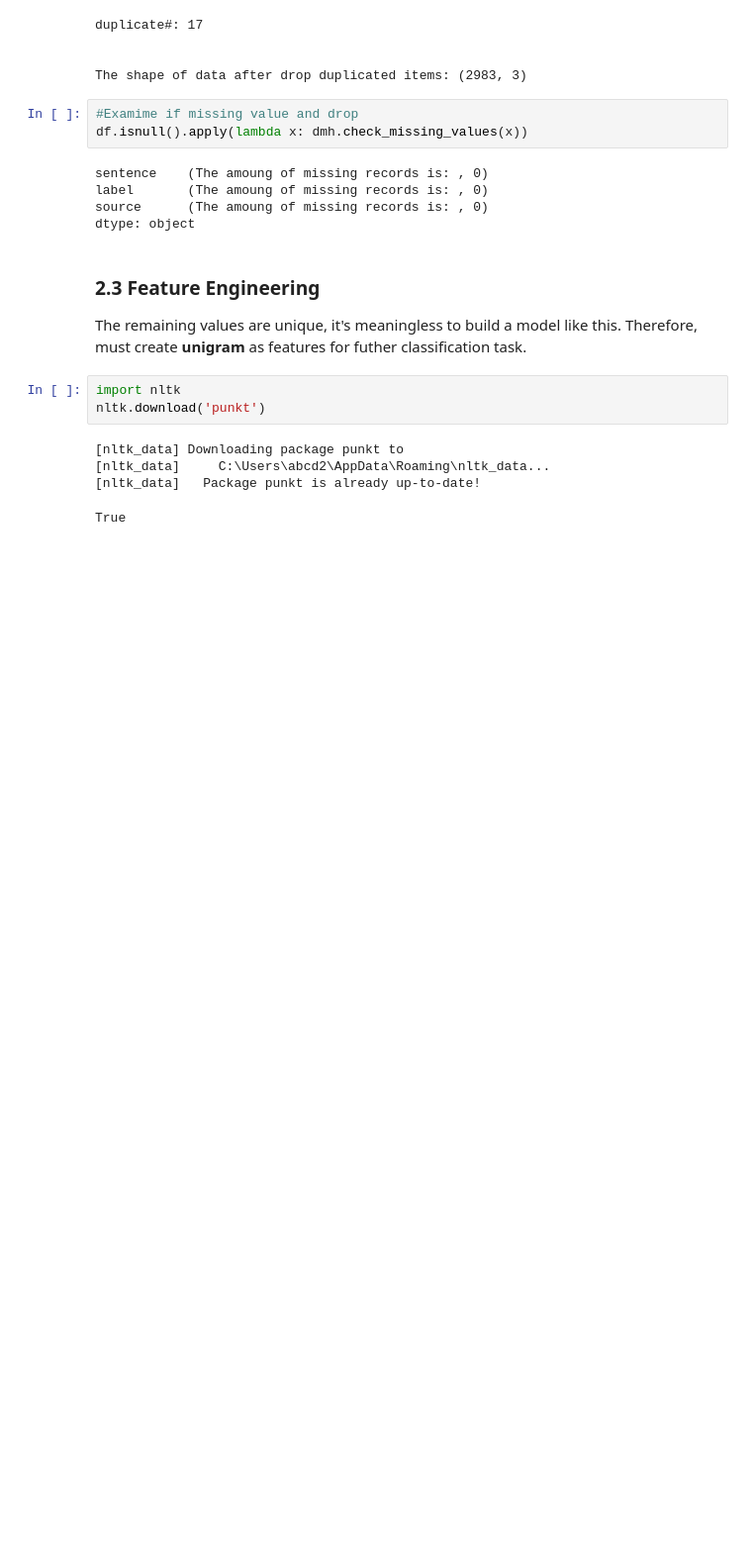
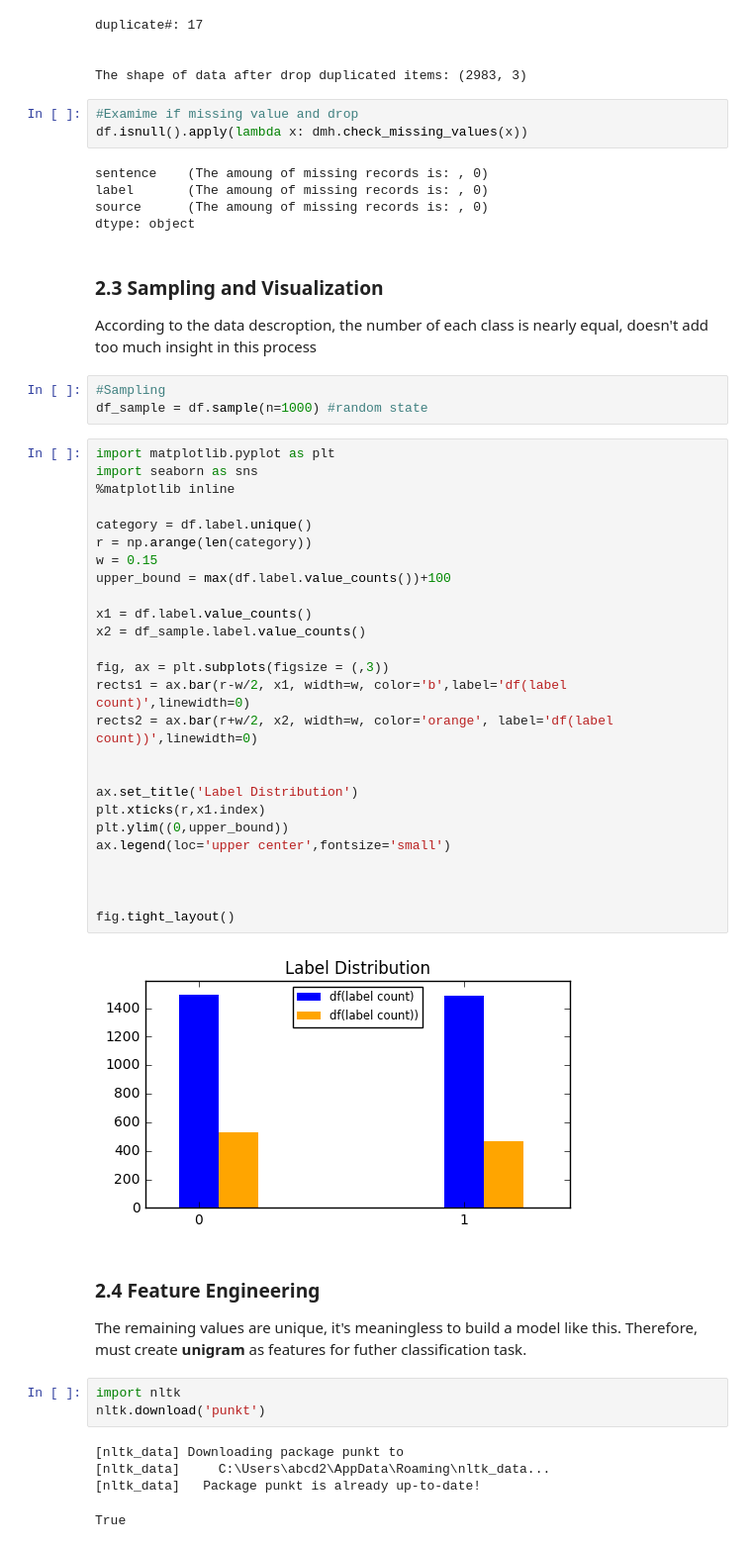
Before and after one commit to abcd23698741/DM2022-Lab1-Master, a Jupyter notebook: DM2022-Lab1-Homework.ipynb, the cells around one changed output. Shown at 99% size. Cells and saved outputs as stored; diff of their text form; blank space fills up the shorter version.

```diff
--- a/DM2022-Lab1-Homework.ipynb
+++ b/DM2022-Lab1-Homework.ipynb
@@ -127,8 +127,42 @@ sentence    (The amoung of missing records is: , 0)
 label       (The amoung of missing records is: , 0)
 source      (The amoung of missing records is: , 0)
 dtype: object
+# %% [markdown]
+### 2.3 Sampling and Visualization
+According to the data descroption, the number of each class is nearly equal, doesn't add too much insight in this process
+# %%
+#Sampling
+df_sample = df.sample(n=1000) #random state
+# %%
+import matplotlib.pyplot as plt
+import seaborn as sns
+%matplotlib inline
+
+category = df.label.unique()
+r = np.arange(len(category))
+w = 0.15
+upper_bound = max(df.label.value_counts())+100
+
+x1 = df.label.value_counts()
+x2 = df_sample.label.value_counts()
+
+fig, ax = plt.subplots(figsize = (,3))
+rects1 = ax.bar(r-w/2, x1, width=w, color='b',label='df(label count)',linewidth=0)
+rects2 = ax.bar(r+w/2, x2, width=w, color='orange', label='df(label count))',linewidth=0)
+
+
+ax.set_title('Label Distribution')
+plt.xticks(r,x1.index)
+plt.ylim((0,upper_bound))
+ax.legend(loc='upper center',fontsize='small')
+
+
+
+fig.tight_layout()
+# %% [output]
+[figure, added]
 # %% [markdown]
-### 2.3 Feature Engineering
+### 2.4 Feature Engineering
 The remaining values are unique, it's meaningless to build a model like this. Therefore, must create **unigram** as features for futher classification task.
 # %%
 import nltk
```
Also changed, not shown: parts of 21 cells of this notebook.
